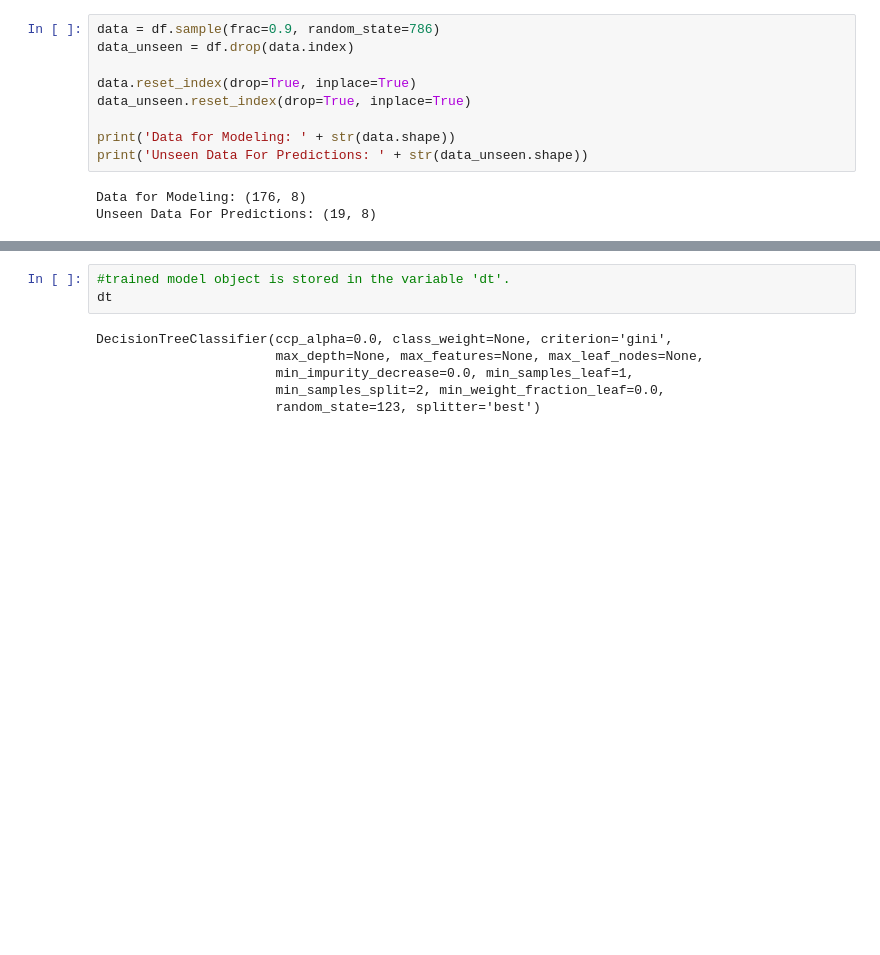
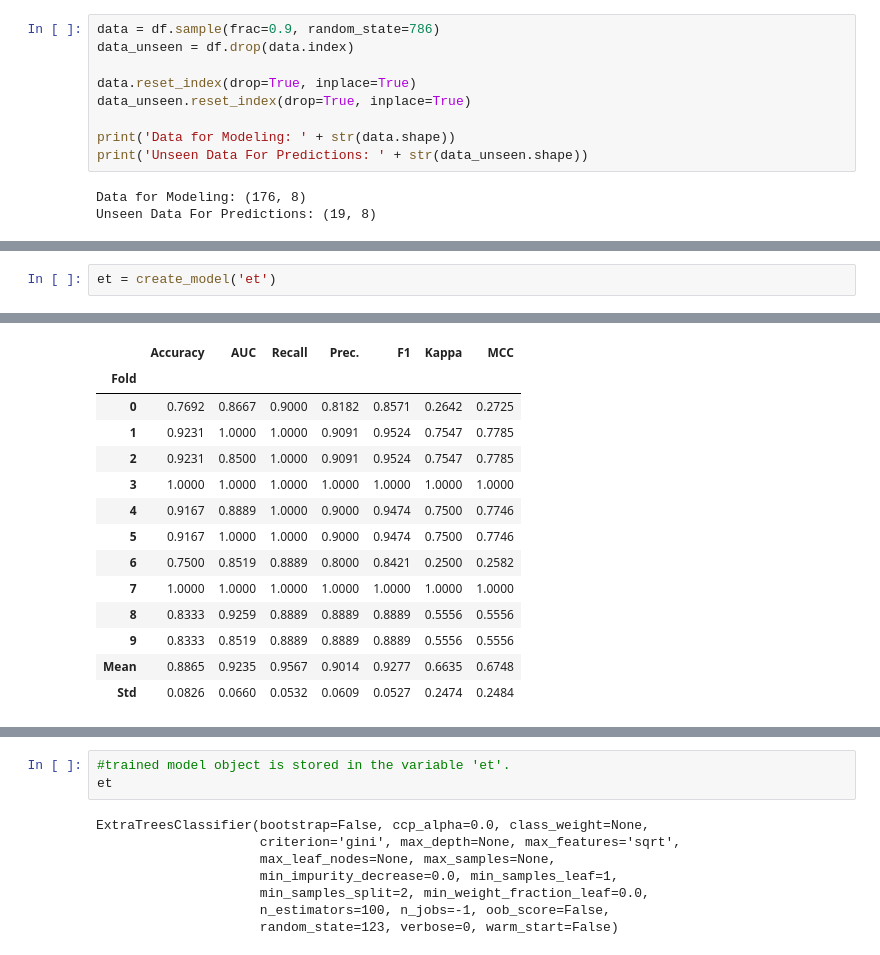
Before and after one commit to ghodsieh86/ghodsieh6220project, a Jupyter notebook: parkinson_dataset.ipynb, the cells around one changed output, grey strips where cells are left out. Saved outputs shown, nothing was run; the diff lists cells and outputs as text; blank space fills up the shorter version.

```diff
--- a/parkinson_dataset.ipynb
+++ b/parkinson_dataset.ipynb
@@ -476,0 +460,3 @@ dt = create_model('dt')
+# %%
+et = create_model('et')
+# %% [output]
@@ -476,0 +464,14 @@ dt = create_model('dt')
+|  | Accuracy | AUC | Recall | Prec. | F1 | Kappa | MCC |
+| Fold |  |  |  |  |  |  |  |
+| 0 | 0.7692 | 0.8667 | 0.9000 | 0.8182 | 0.8571 | 0.2642 | 0.2725 |
+| 1 | 0.9231 | 1.0000 | 1.0000 | 0.9091 | 0.9524 | 0.7547 | 0.7785 |
+| 2 | 0.9231 | 0.8500 | 1.0000 | 0.9091 | 0.9524 | 0.7547 | 0.7785 |
+| 3 | 1.0000 | 1.0000 | 1.0000 | 1.0000 | 1.0000 | 1.0000 | 1.0000 |
+| 4 | 0.9167 | 0.8889 | 1.0000 | 0.9000 | 0.9474 | 0.7500 | 0.7746 |
+| 5 | 0.9167 | 1.0000 | 1.0000 | 0.9000 | 0.9474 | 0.7500 | 0.7746 |
+| 6 | 0.7500 | 0.8519 | 0.8889 | 0.8000 | 0.8421 | 0.2500 | 0.2582 |
+| 7 | 1.0000 | 1.0000 | 1.0000 | 1.0000 | 1.0000 | 1.0000 | 1.0000 |
+| 8 | 0.8333 | 0.9259 | 0.8889 | 0.8889 | 0.8889 | 0.5556 | 0.5556 |
+| 9 | 0.8333 | 0.8519 | 0.8889 | 0.8889 | 0.8889 | 0.5556 | 0.5556 |
+| Mean | 0.8865 | 0.9235 | 0.9567 | 0.9014 | 0.9277 | 0.6635 | 0.6748 |
+| Std | 0.0826 | 0.0660 | 0.0532 | 0.0609 | 0.0527 | 0.2474 | 0.2484 |
@@ -477,9 +479,11 @@ dt = create_model('dt')
 # %%
-#trained model object is stored in the variable 'dt'.
-dt
+#trained model object is stored in the variable 'et'.
+et
 # %% [output]
-DecisionTreeClassifier(ccp_alpha=0.0, class_weight=None, criterion='gini',
-                       max_depth=None, max_features=None, max_leaf_nodes=None,
-                       min_impurity_decrease=0.0, min_samples_leaf=1,
-                       min_samples_split=2, min_weight_fraction_leaf=0.0,
-                       random_state=123, splitter='best')
+ExtraTreesClassifier(bootstrap=False, ccp_alpha=0.0, class_weight=None,
+                     criterion='gini', max_depth=None, max_features='sqrt',
+                     max_leaf_nodes=None, max_samples=None,
+                     min_impurity_decrease=0.0, min_samples_leaf=1,
+                     min_samples_split=2, min_weight_fraction_leaf=0.0,
+                     n_estimators=100, n_jobs=-1, oob_score=False,
+                     random_state=123, verbose=0, warm_start=False)
```
Also changed, not shown: parts of 49 cells of this notebook.
